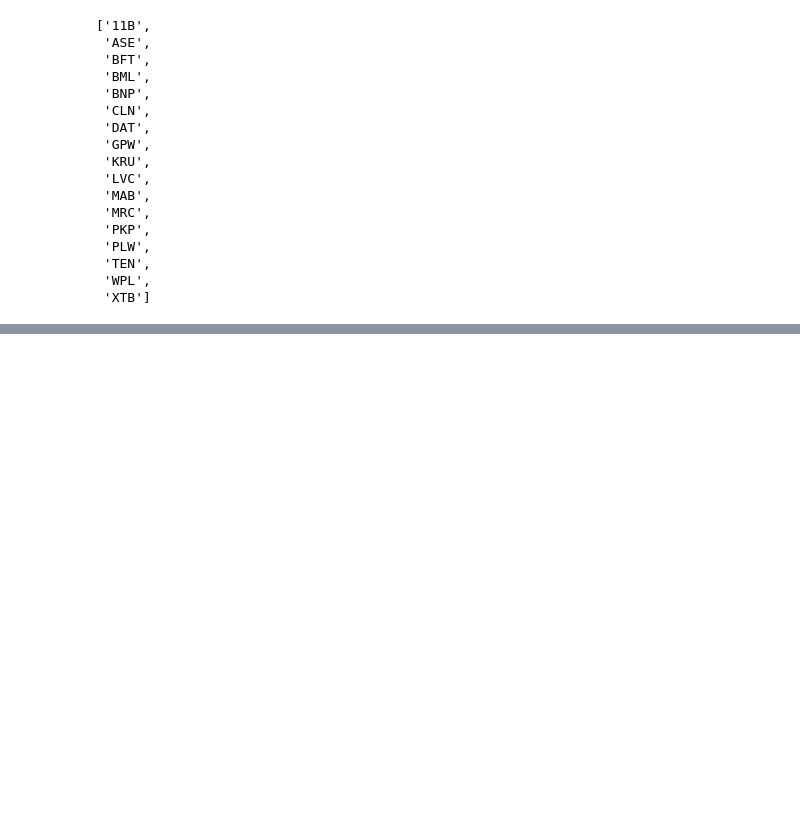
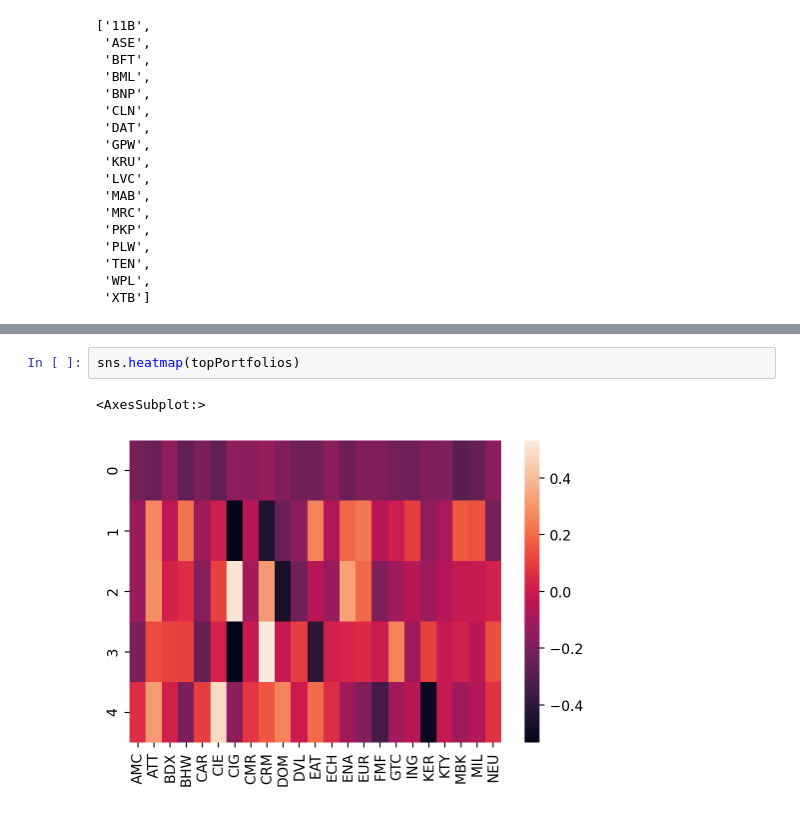
Before and after one commit to JanuszPXYZ/PortfolioMgmtStooqGPW, a Jupyter notebook: mWig40-PortfolioManagement.ipynb, the cells around one changed output, grey strips where cells are left out. Saved outputs shown, nothing was run; the diff lists cells and outputs as text; blank space fills up the shorter version.

```diff
--- a/mWig40-PortfolioManagement.ipynb
+++ b/mWig40-PortfolioManagement.ipynb
@@ -110,0 +283,5 @@ drop_list
+# %%
+sns.heatmap(topPortfolios)
+# %% [output]
+<AxesSubplot:>
+[figure, added]
```
Also changed, not shown: parts of 37 cells of this notebook.
